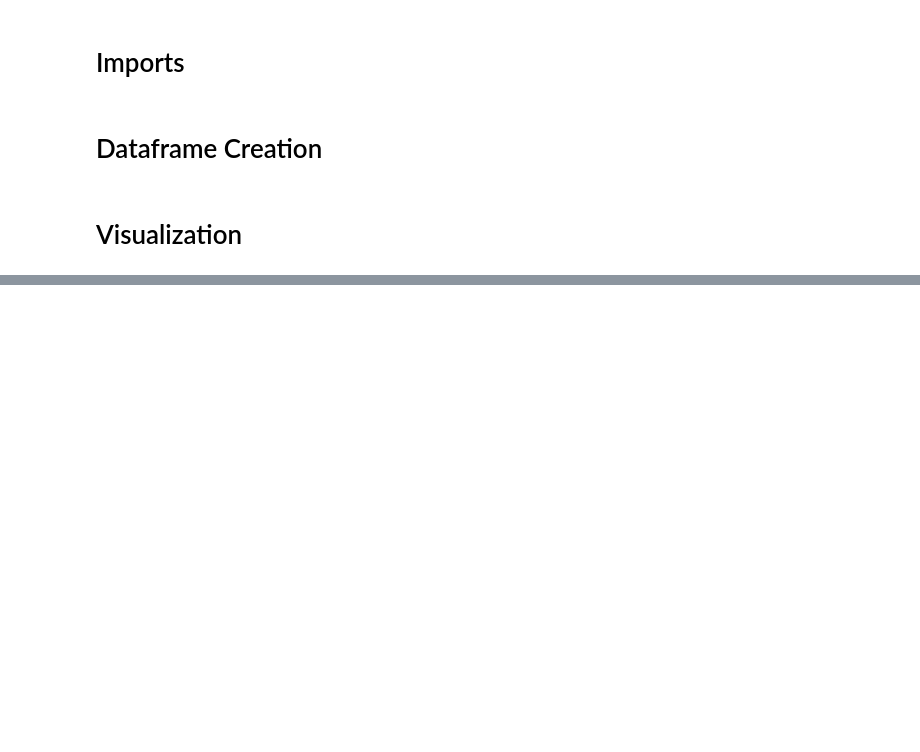
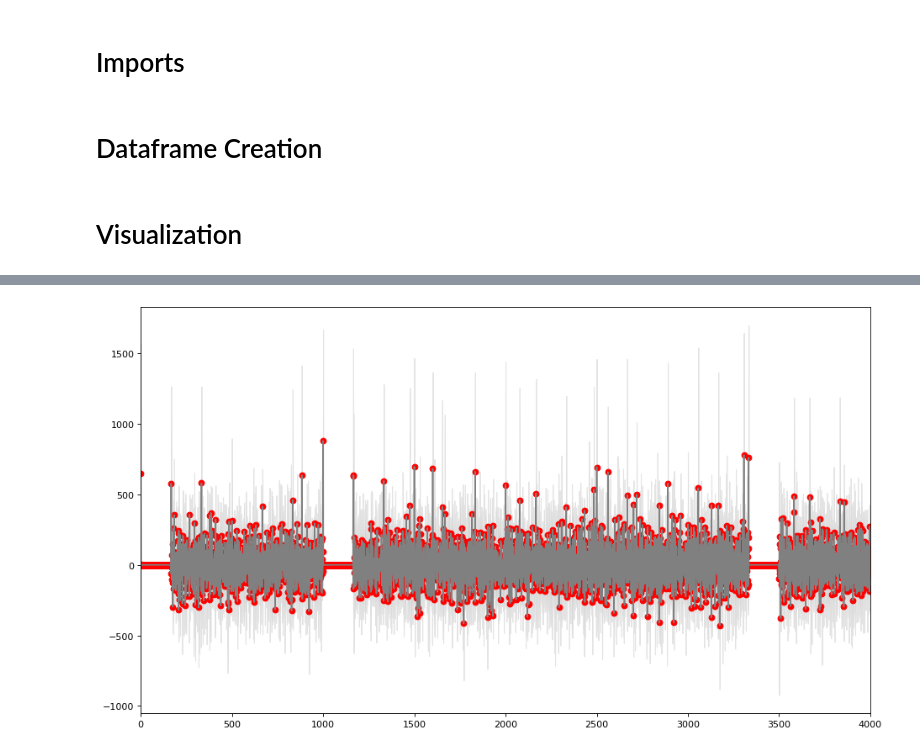
Before and after one commit to carlo98/precision_landing_shaping_RL, a Jupyter notebook: Log Analysis.ipynb, the cells around one changed output, grey strips where cells are left out. Cells and saved outputs as stored; diff of their text form; code cells hidden in the pictures; blank space fills up the shorter version.

```diff
--- a/Log Analysis.ipynb
+++ b/Log Analysis.ipynb
@@ -29,0 +34,14 @@ plt.xlim(0, len(means)+1);
+# %%
+# Visualize the result
+means = means_test
+stds = stds_test
+x = range(0, len(means), 1)
+figure(figsize=(14, 8), dpi=80)
+plt.plot(x, means, 'or')
+plt.plot(x, means, '-', color='gray')
+
+plt.fill_between(x, means - stds, means + stds,
+                 color='gray', alpha=0.2)
+plt.xlim(0, len(means)+1);
+# %% [output]
+[figure, added]
```
Also changed, not shown: parts of 2 cells of this notebook, 12 other files.
